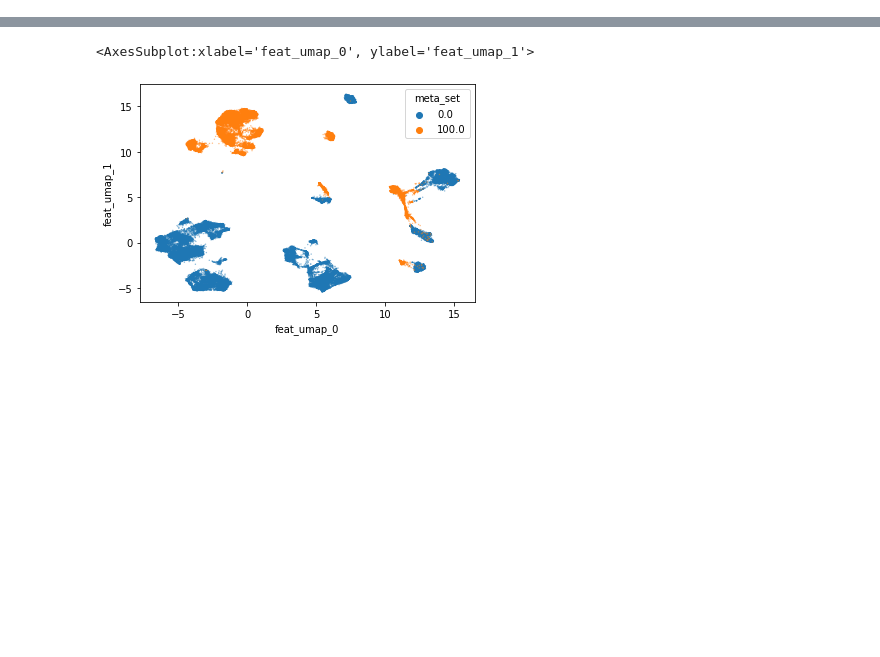
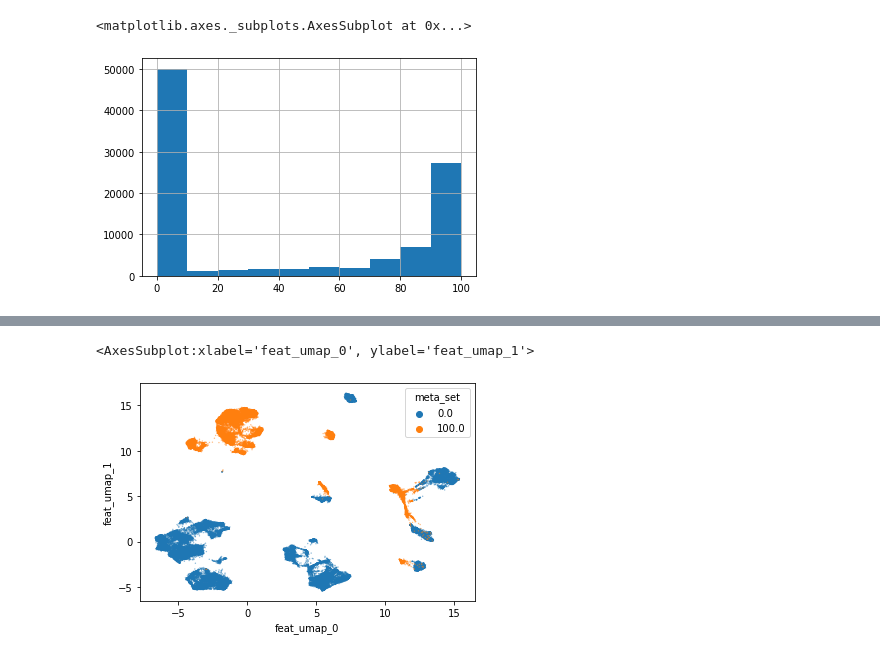
Before and after one commit to MaximLippeveld/buzz, a Jupyter notebook: demo/demo_wbc_ifc.ipynb, the cells around one changed output, grey strips where cells are left out. Cells and saved outputs as stored; diff of their text form; code cells hidden in the pictures; blank space fills up the shorter version.

```diff
--- a/demo/demo_wbc_ifc.ipynb
+++ b/demo/demo_wbc_ifc.ipynb
@@ -45,0 +46,5 @@ seaborn.scatterplot(data=pandas.concat([embed_df, df], axis=1), hue="meta_set",
+# %%
+df["feat_aspectratiom07"].hist()
+# %% [output]
+<matplotlib.axes._subplots.AxesSubplot at 0x...>
+[figure, added]
```
Also changed, not shown: parts of 8 cells of this notebook, 2 other files.
